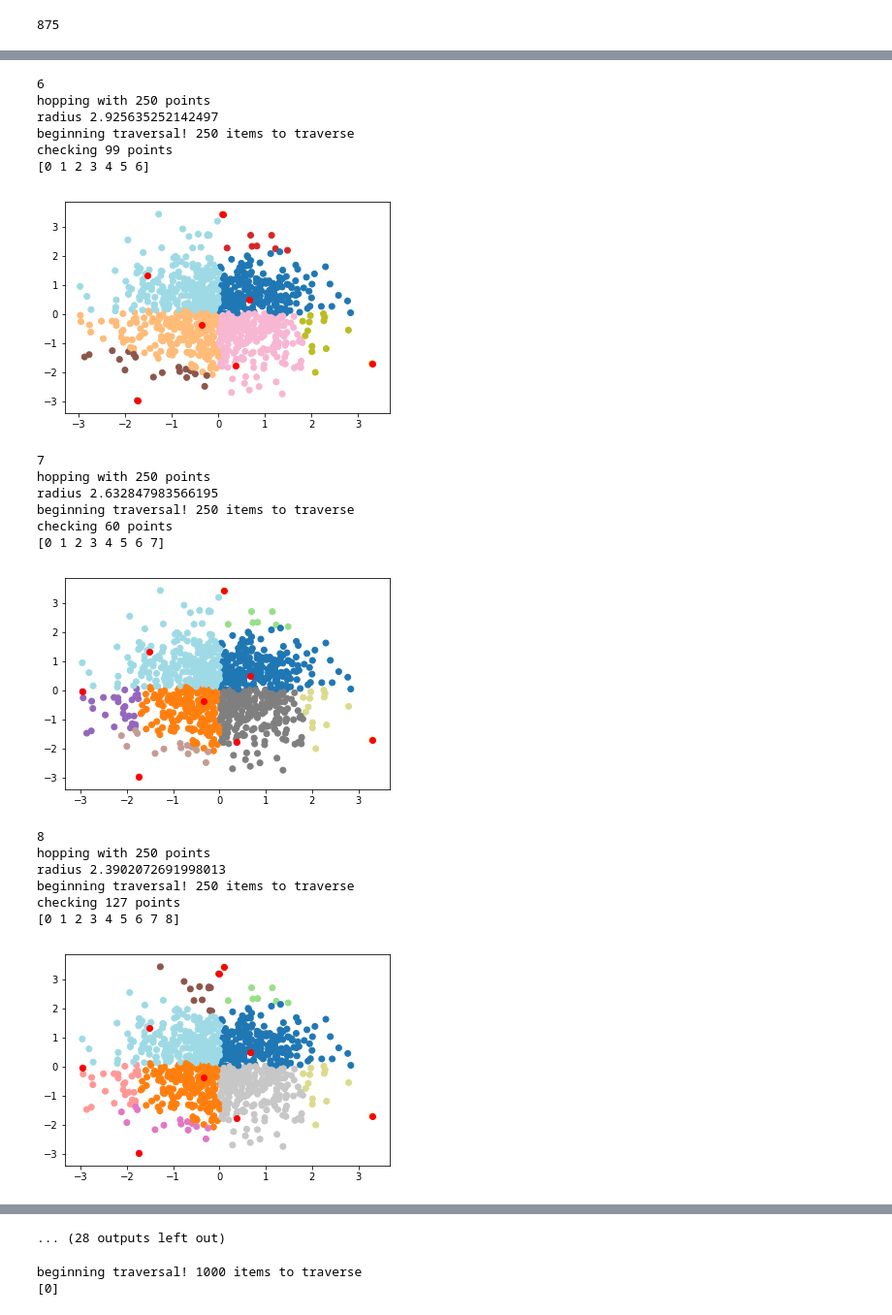
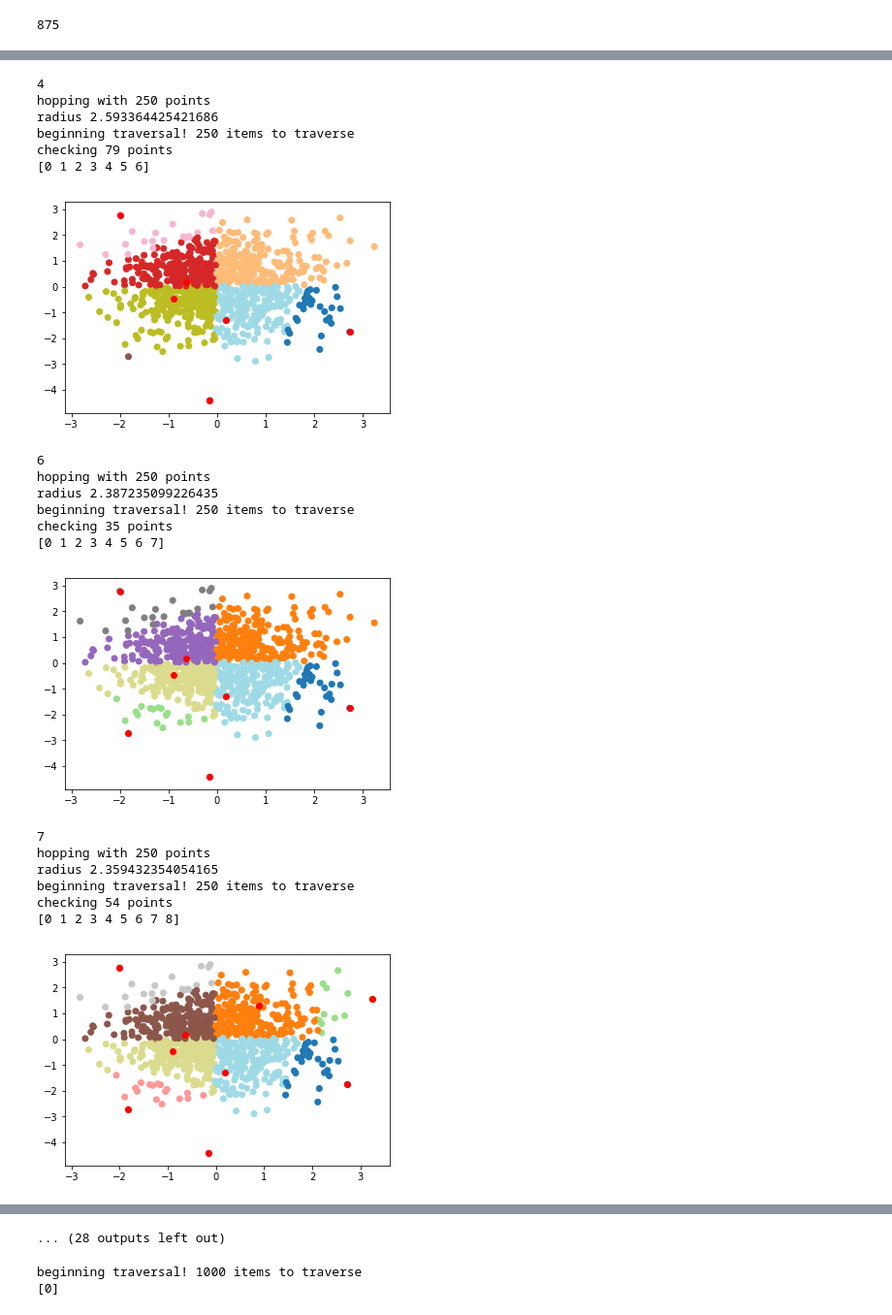
Before and after one commit to bendemeo/hopper, a Jupyter notebook: test.ipynb, the cells around one changed output, grey strips where cells are left out. Shown at 97% size. Cells and saved outputs as stored; diff of their text form; code cells hidden in the pictures.

```diff
--- a/test.ipynb
+++ b/test.ipynb
@@ -154,6 +177,7 @@ len(np.unique(partitions))
 # %% [output]
 875
 # %%
+rgauss = np.random.normal(size=(1000,2))
 th = treehopper(rgauss, splits=float('inf'), pre_partition=True, max_partition_size=400)
 for i in range(20):
     th.hop()
@@ -191,23 +215,23 @@ checking 47 points
-6
+4
 hopping with 250 points
-radius 2.925635252142497
+radius 2.593364425421686
 beginning traversal! 250 items to traverse
-checking 99 points
+checking 79 points
 [0 1 2 3 4 5 6]
-[figure, old version]
+[figure, new version]
-7
+6
 hopping with 250 points
-radius 2.632847983566195
+radius 2.387235099226435
 beginning traversal! 250 items to traverse
-checking 60 points
+checking 35 points
 [0 1 2 3 4 5 6 7]
-[figure, old version]
+[figure, new version]
-8
+7
 hopping with 250 points
-radius 2.3902072691998013
+radius 2.359432354054165
 beginning traversal! 250 items to traverse
-checking 127 points
+checking 54 points
 [0 1 2 3 4 5 6 7 8]
-[figure, old version]
+[figure, new version]
 9
 hopping with 250 points
```
Also changed, not shown: parts of 5 cells of this notebook, 2 other files.
